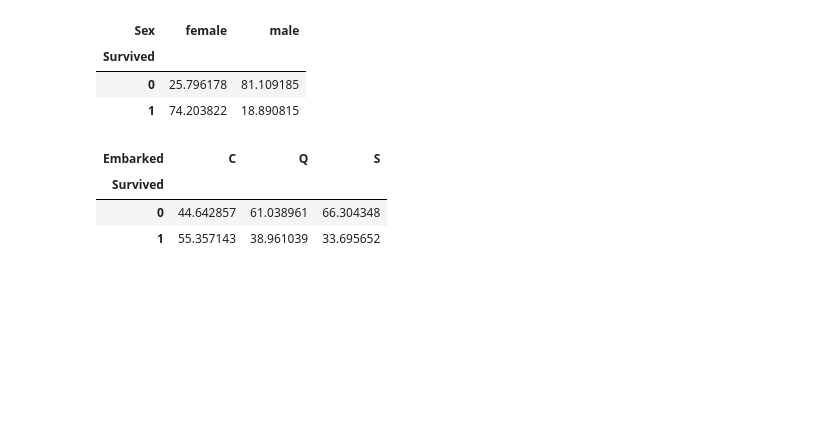
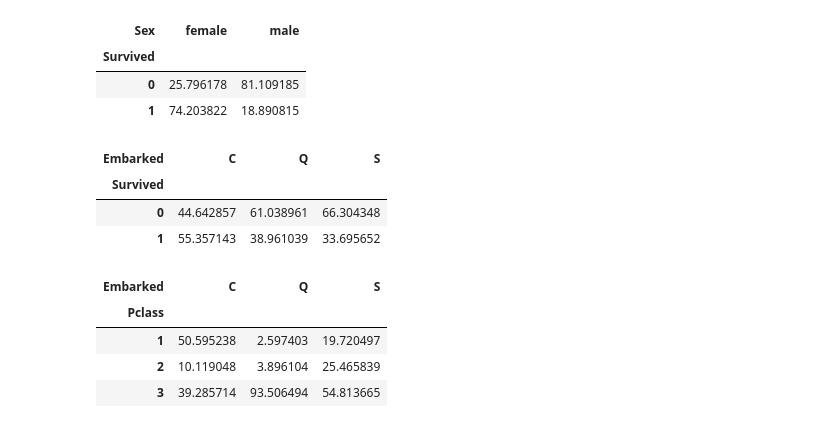
Before and after one commit to Prateek07-Kumar/100-DAYS-OF-PYTHON-PROGRAMMING, a Jupyter notebook: EDA/eda.ipynb, the cells around one changed output. Drawn from its saved outputs; the diff is of its cells as text; code cells hidden in the pictures; blank space fills up the shorter version.

```diff
--- a/EDA/eda.ipynb
+++ b/EDA/eda.ipynb
@@ -272,3 +272,11 @@ pd.crosstab(df['Survived'],df['Embarked'],normalize='columns')*100
 | Survived |  |  |  |
 | 0 | 44.642857 | 61.038961 | 66.304348 |
 | 1 | 55.357143 | 38.961039 | 33.695652 |
+# %%
+pd.crosstab(df['Pclass'],df['Embarked'],normalize='columns')*100
+# %% [output]
+| Embarked | C | Q | S |
+| Pclass |  |  |  |
+| 1 | 50.595238 | 2.597403 | 19.720497 |
+| 2 | 10.119048 | 3.896104 | 25.465839 |
+| 3 | 39.285714 | 93.506494 | 54.813665 |
```
